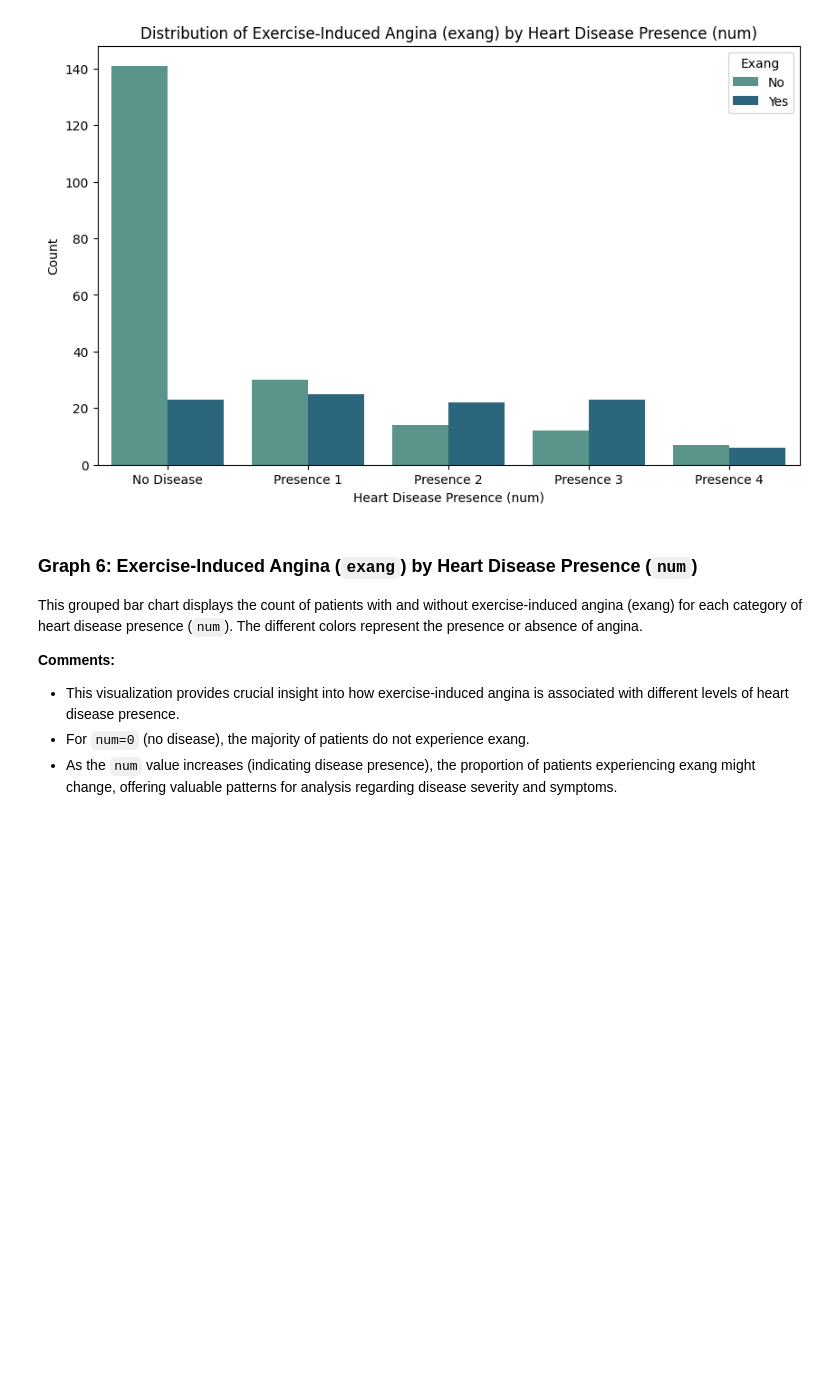
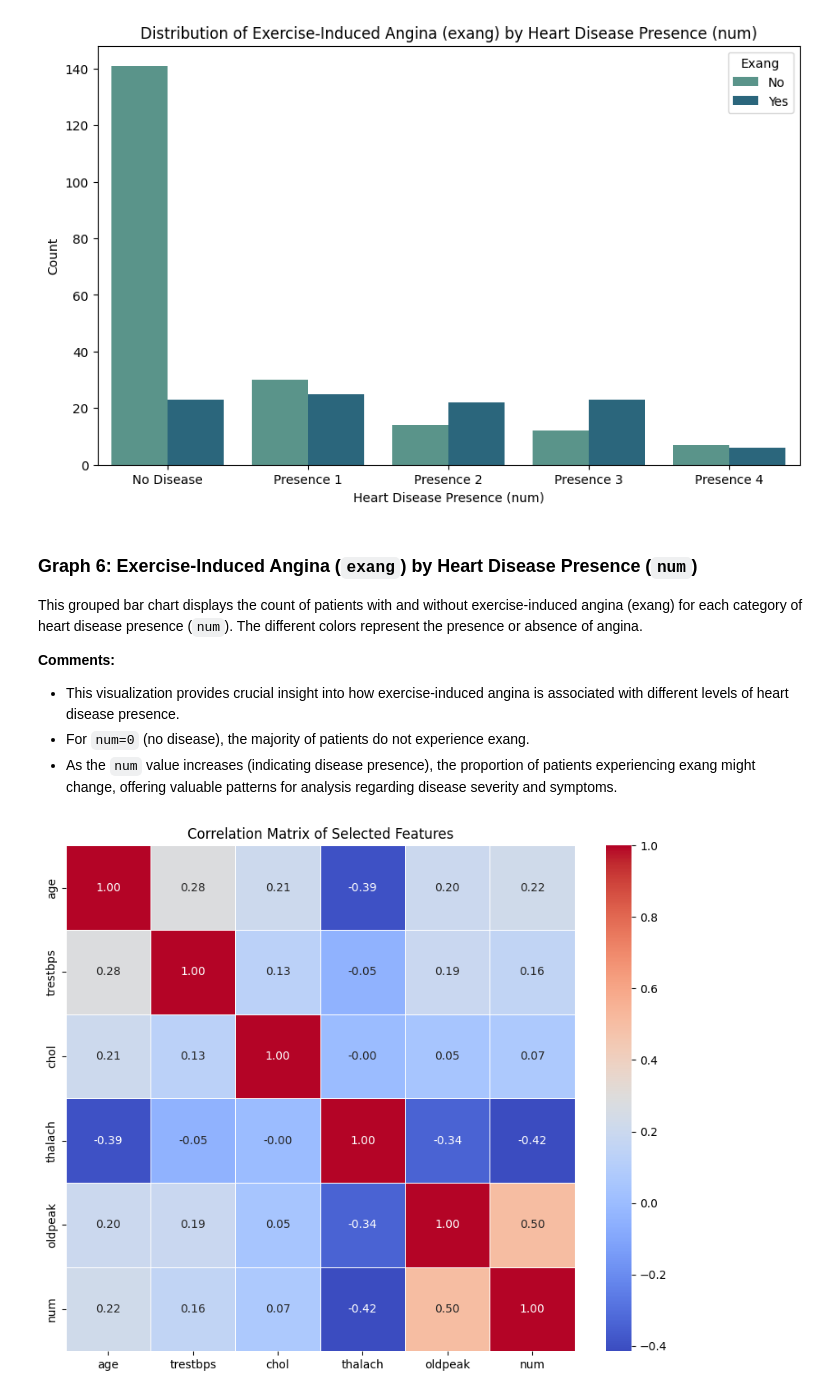
Before and after one commit to AakarshPatel/pytorch-heart-disease, a Jupyter notebook: 01_data_exploration.ipynb, the cells around one changed output. Saved outputs shown, nothing was run; the diff lists cells and outputs as text; code cells hidden in the pictures; blank space fills up the shorter version.

Commit message:
Add correlation analysis and observations for numeric features

```diff
--- a/01_data_exploration.ipynb
+++ b/01_data_exploration.ipynb
@@ -299,3 +303,14 @@ This grouped bar chart displays the count of patients with and without exercise-
 *   This visualization provides crucial insight into how exercise-induced angina is associated with different levels of heart disease presence.
 *   For `num=0` (no disease), the majority of patients do not experience exang.
 *   As the `num` value increases (indicating disease presence), the proportion of patients experiencing exang might change, offering valuable patterns for analysis regarding disease severity and symptoms.
+# %%
+plt.figure(figsize=(10, 8))
+
+correlation_matrix = data[['age','trestbps','chol','thalach','oldpeak','num']].corr()
+
+sns.heatmap(correlation_matrix, annot=True, cmap='coolwarm', linewidths=0.5, fmt=".2f")
+
+plt.title('Correlation Matrix of Selected Features') # Changed title to be more relevant for a heatmap
+plt.show()
+# %% [output]
+[figure, added]
```
Also changed, not shown: parts of 4 cells of this notebook.
